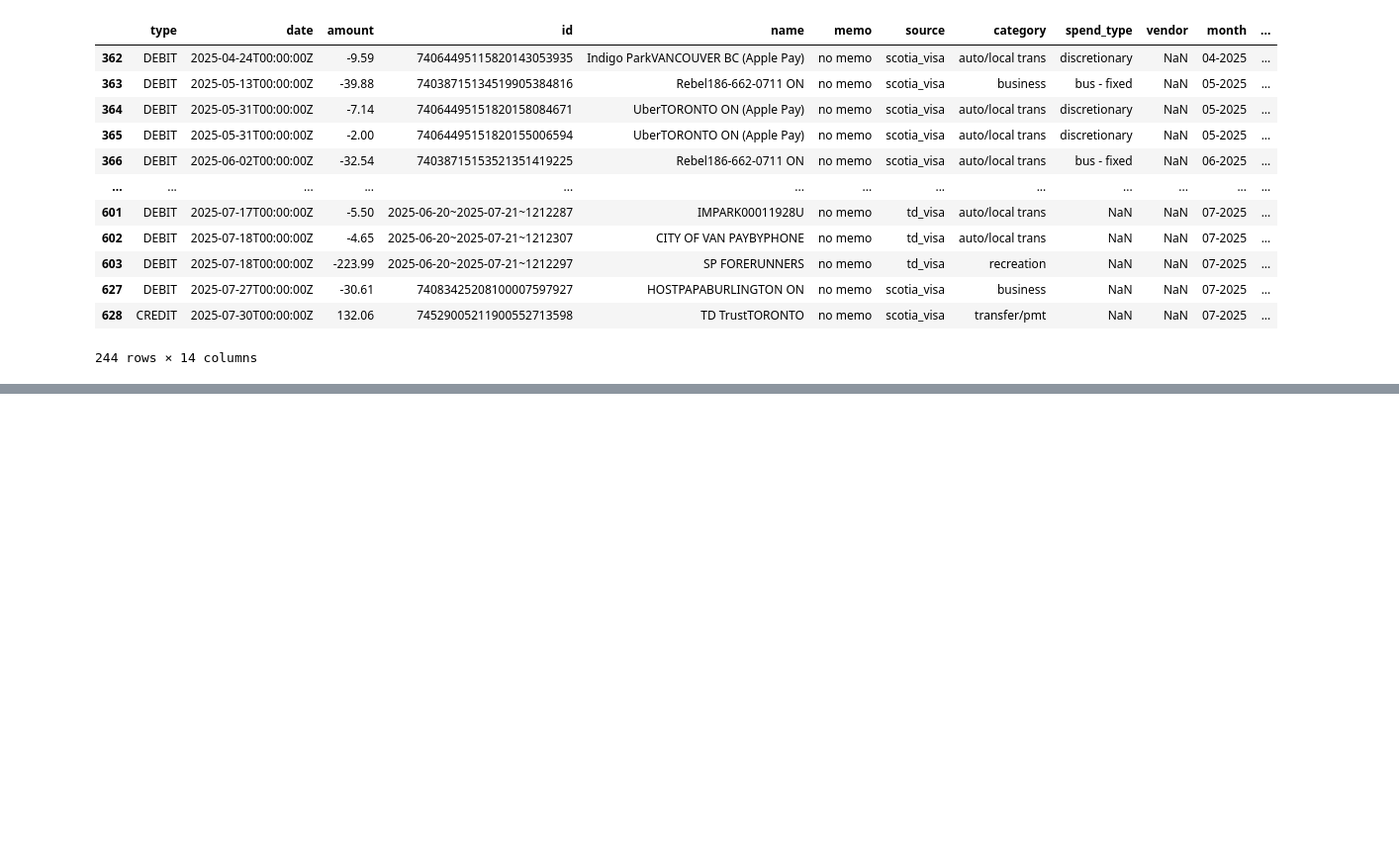
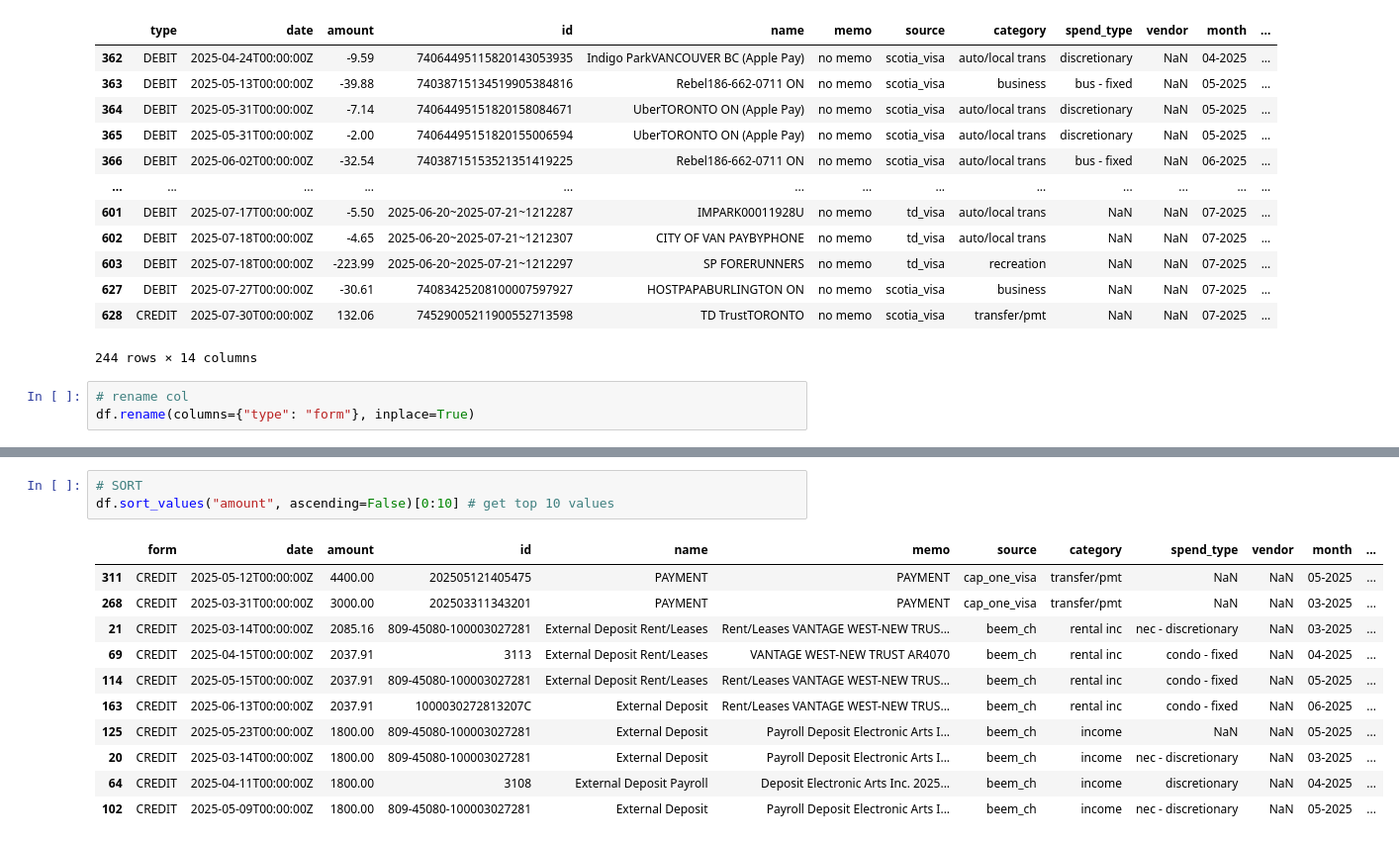
Before and after one commit to jyuill/python-general, a Jupyter notebook: pandas-02.ipynb, the cells around one changed output, grey strips where cells are left out. Shown at 99% size. Cells and saved outputs as stored; diff of their text form; blank space fills up the shorter version.

```diff
--- a/pandas-02.ipynb
+++ b/pandas-02.ipynb
@@ -468,3 +468,6 @@ df[df["memo"] == "no memo"]
 | 627 | DEBIT | 2025-07-27T00:00:00Z | -30.61 | 74083425208100007597927 | HOSTPAPABURLINGTON ON | no memo | scotia_visa | business | NaN | NaN | 07-2025 | ... |
 | 628 | CREDIT | 2025-07-30T00:00:00Z | 132.06 | 74529005211900552713598 | TD TrustTORONTO | no memo | scotia_visa | transfer/pmt | NaN | NaN | 07-2025 | ... |
 244 rows × 14 columns
+# %%
+# rename col
+df.rename(columns={"type": "form"}, inplace=True)
@@ -470,0 +492,15 @@ df[df["memo"] == "no memo"]
+# %%
+# SORT
+df.sort_values("amount", ascending=False)[0:10] # get top 10 values
+# %% [output]
+|  | form | date | amount | id | name | memo | source | category | spend_type | vendor | month | ... |
+| 311 | CREDIT | 2025-05-12T00:00:00Z | 4400.00 | 202505121405475 | PAYMENT | PAYMENT | cap_one_visa | transfer/pmt | NaN | NaN | 05-2025 | ... |
+| 268 | CREDIT | 2025-03-31T00:00:00Z | 3000.00 | 202503311343201 | PAYMENT | PAYMENT | cap_one_visa | transfer/pmt | NaN | NaN | 03-2025 | ... |
+| 21 | CREDIT | 2025-03-14T00:00:00Z | 2085.16 | 809-45080-100003027281 | External Deposit Rent/Leases | Rent/Leases VANTAGE WEST-NEW TRUS... | beem_ch | rental inc | nec - discretionary | NaN | 03-2025 | ... |
+| 69 | CREDIT | 2025-04-15T00:00:00Z | 2037.91 | 3113 | External Deposit Rent/Leases | VANTAGE WEST-NEW TRUST AR4070 | beem_ch | rental inc | condo - fixed | NaN | 04-2025 | ... |
+| 114 | CREDIT | 2025-05-15T00:00:00Z | 2037.91 | 809-45080-100003027281 | External Deposit Rent/Leases | Rent/Leases VANTAGE WEST-NEW TRUS... | beem_ch | rental inc | condo - fixed | NaN | 05-2025 | ... |
+| 163 | CREDIT | 2025-06-13T00:00:00Z | 2037.91 | 1000030272813207C | External Deposit | Rent/Leases VANTAGE WEST-NEW TRUS... | beem_ch | rental inc | condo - fixed | NaN | 06-2025 | ... |
+| 125 | CREDIT | 2025-05-23T00:00:00Z | 1800.00 | 809-45080-100003027281 | External Deposit | Payroll Deposit Electronic Arts I... | beem_ch | income | NaN | NaN | 05-2025 | ... |
+| 20 | CREDIT | 2025-03-14T00:00:00Z | 1800.00 | 809-45080-100003027281 | External Deposit | Payroll Deposit Electronic Arts I... | beem_ch | income | nec - discretionary | NaN | 03-2025 | ... |
+| 64 | CREDIT | 2025-04-11T00:00:00Z | 1800.00 | 3108 | External Deposit Payroll | Deposit Electronic Arts Inc. 2025... | beem_ch | income | discretionary | NaN | 04-2025 | ... |
+| 102 | CREDIT | 2025-05-09T00:00:00Z | 1800.00 | 809-45080-100003027281 | External Deposit | Payroll Deposit Electronic Arts I... | beem_ch | income | nec - discretionary | NaN | 05-2025 | ... |
```
Also changed, not shown: parts of 3 cells of this notebook.
